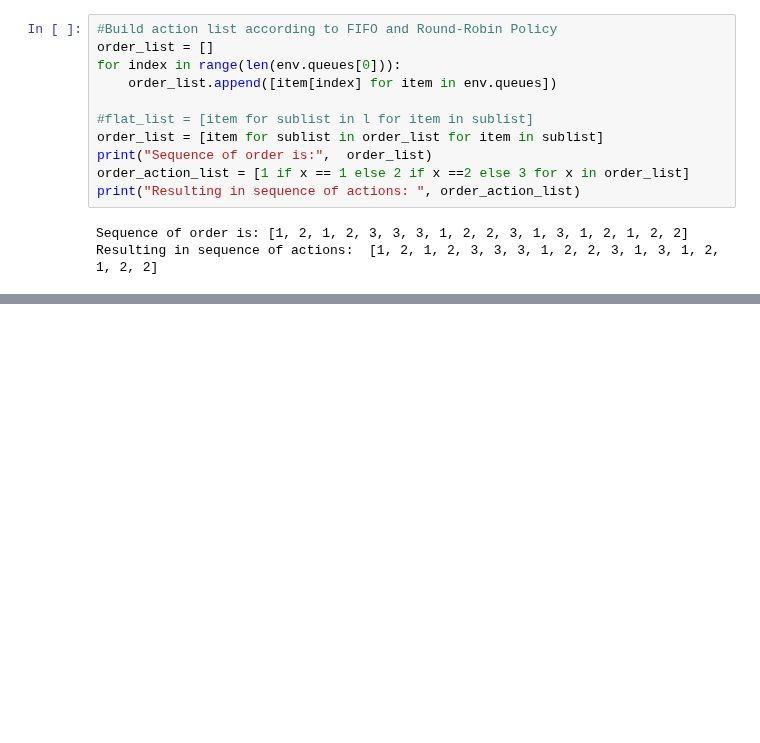
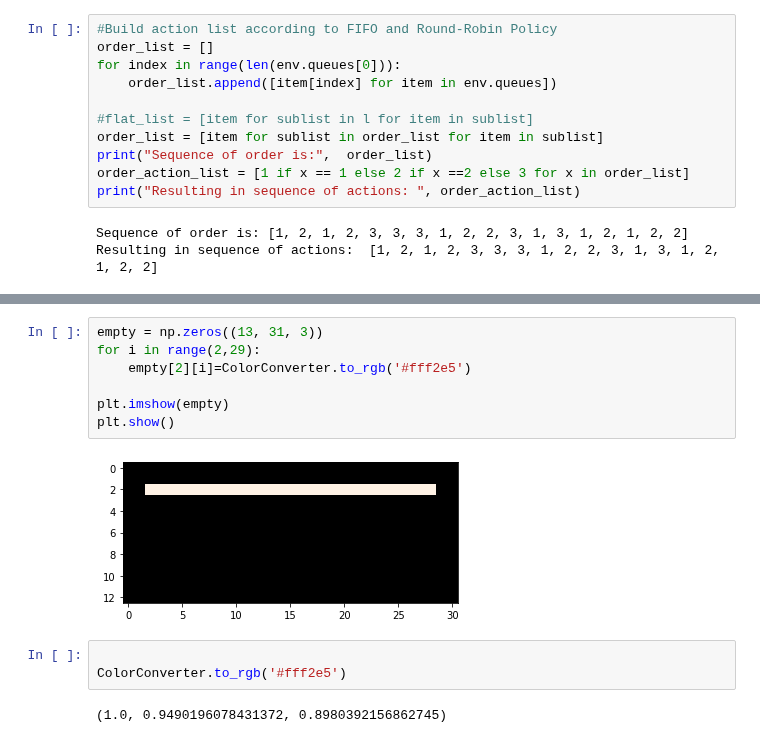
Before and after one commit to VincentFokker/Thesis, a Jupyter notebook: Simulation try.ipynb, the cells around one changed output, grey strips where cells are left out. Drawn from its saved outputs; the diff is of its cells as text; blank space fills up the shorter version.

```diff
--- a/Simulation try.ipynb
+++ b/Simulation try.ipynb
@@ -1094,0 +1388,14 @@ operator_locations = [[4,12], [8,12], [12,12]]
+# %%
+empty = np.zeros((13, 31, 3))
+for i in range(2,29):
+    empty[2][i]=ColorConverter.to_rgb('#fff2e5')
+
+plt.imshow(empty)
+plt.show()
+# %% [output]
+[figure, added]
+# %%
+
+ColorConverter.to_rgb('#fff2e5')
+# %% [output]
+(1.0, 0.9490196078431372, 0.8980392156862745)
```
Also changed, not shown: parts of 35 cells of this notebook, 3 other files.
